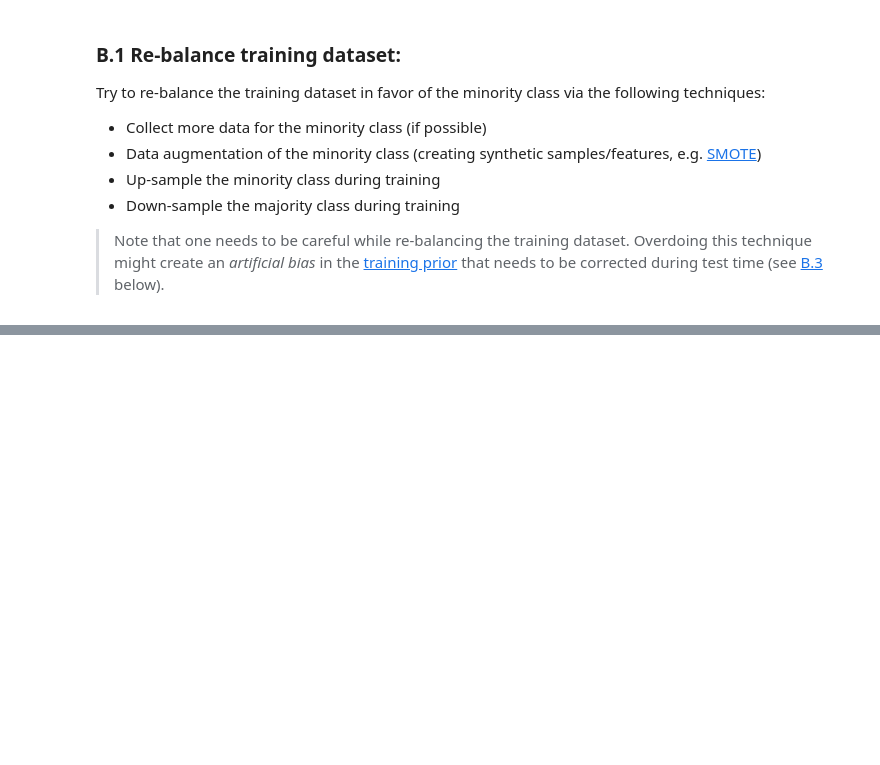
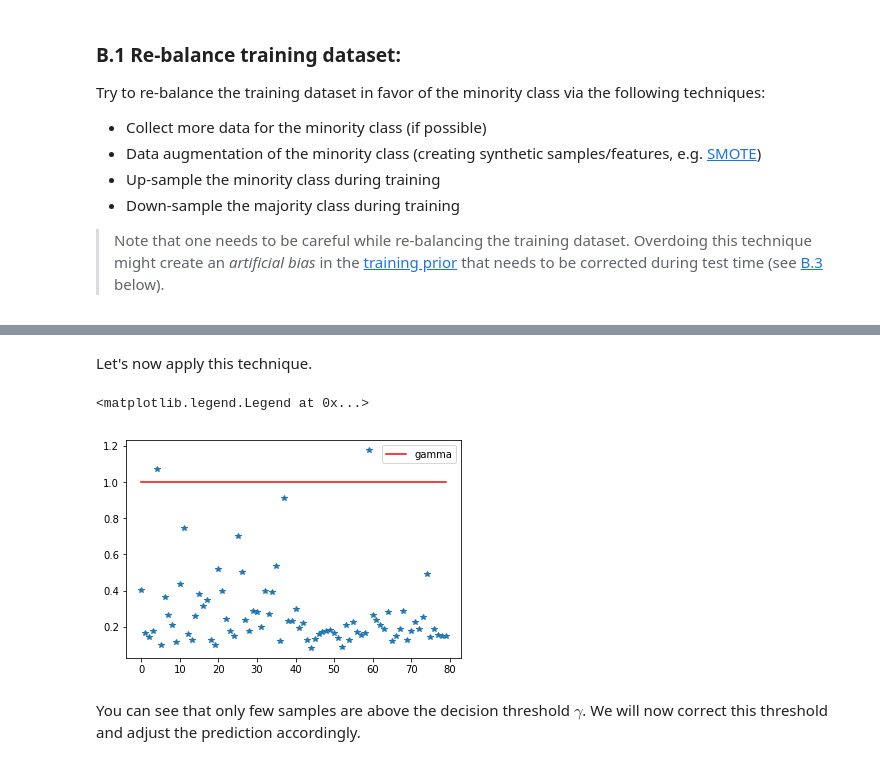
Before and after one commit to MhDia/MLteaching, a Jupyter notebook: ClassImbalanceOverview.ipynb, the cells around one changed output, grey strips where cells are left out. Drawn from its saved outputs; the diff is of its cells as text; code cells hidden in the pictures; blank space fills up the shorter version.

```diff
--- a/ClassImbalanceOverview.ipynb
+++ b/ClassImbalanceOverview.ipynb
@@ -319,0 +262,23 @@ print(" Accuracy = ", np.round(acc,2), "\n", "Recall = ", np.round(recall,2), "\
+# %%
+# Split the data
+X, y = shuffle(X, y)
+
+y_ind = y==1
+
+y_train_pos = y[y_ind][:41]
+X_train_pos = X[y_ind,:][:41]
+y_train_neg = y[~y_ind][:185]
+X_train_neg = X[~y_ind,:][:185]
+
+y_test_pos = y[y_ind][41:]
+X_test_pos = X[y_ind,:][41:]
+y_test_neg = y[~y_ind][185:]
+X_test_neg = X[~y_ind,:][185:]
+
+y_train = np.concatenate((y_train_pos,y_train_neg), axis = 0)
+X_train = np.concatenate((X_train_pos,X_train_neg), axis = 0)
+
+y_test = np.concatenate((y_test_pos,y_test_neg), axis = 0)
+X_test = np.concatenate((X_test_pos,X_test_neg), axis = 0)
+
+X_train, y_train = shuffle(X_train, y_train)
@@ -319,0 +362,2 @@ print(" Accuracy = ", np.round(acc,2), "\n", "Recall = ", np.round(recall,2), "\
+# %% [markdown]
+Let's now apply this technique.
@@ -319,0 +367,9 @@ print(" Accuracy = ", np.round(acc,2), "\n", "Recall = ", np.round(recall,2), "\
+# %%
+plt.plot(prob_ratio,'*')
+plt.plot(np.ones(len(prob_ratio)),'r', label='gamma')
+plt.legend()
+# %% [output]
+<matplotlib.legend.Legend at 0x...>
+[figure, added]
+# %% [markdown]
+You can see that only few samples are above the decision threshold $\gamma$. We will now correct this threshold and adjust the prediction accordingly.
```
Also changed, not shown: parts of 88 cells of this notebook.
